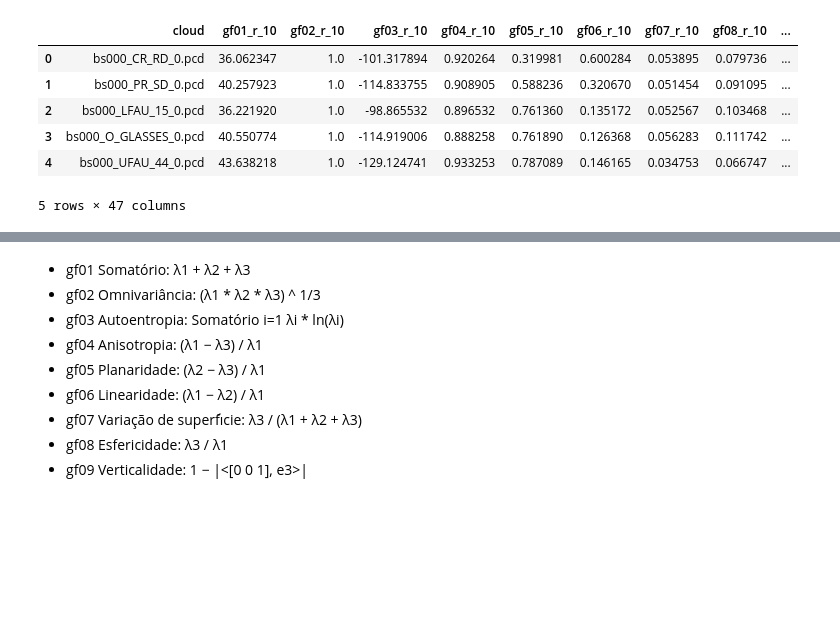
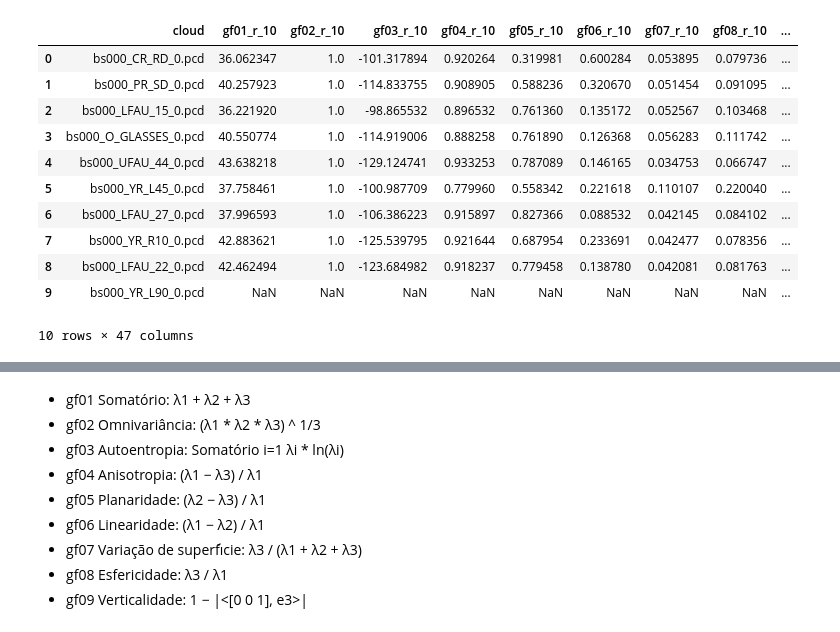
Before and after one commit to thalissonfelipe/landmarks, a Jupyter notebook: Análise das Features da Matriz de Covarariância (Raio).ipynb, the cells around one changed output, grey strips where cells are left out. Cells and saved outputs as stored; diff of their text form; code cells hidden in the pictures; blank space fills up the shorter version.

```diff
--- a/Análise das Features da Matriz de Covarariância (Raio).ipynb
+++ b/Análise das Features da Matriz de Covarariância (Raio).ipynb
@@ -6,14 +6,20 @@ import matplotlib.pyplot as plt
 
 plt.rcParams['figure.figsize'] = (16, 9)
 # %%
-df = pd.read_csv('anisotropy_radius.csv', index_col=0)
-df['expression'] = df['cloud'].apply(lambda x: x.split('_')[2])
-df.head()
+df_le = pd.read_csv('anisotropy_radius_left_eye.csv', index_col=0)
+df_re = pd.read_csv('anisotropy_radius_right_eye.csv', index_col=0)
-# %% [output]
-|  | cloud | gf01_r_10 | gf02_r_10 | gf03_r_10 | gf04_r_10 | gf05_r_10 | gf06_r_10 | gf07_r_10 | gf08_r_10 | ... |
-| 0 | bs000_CR_RD_0.pcd | 36.062347 | 1.0 | -101.317894 | 0.920264 | 0.319981 | 0.600284 | 0.053895 | 0.079736 | ... |
-| 1 | bs000_PR_SD_0.pcd | 40.257923 | 1.0 | -114.833755 | 0.908905 | 0.588236 | 0.320670 | 0.051454 | 0.091095 | ... |
-| 2 | bs000_LFAU_15_0.pcd | 36.221920 | 1.0 | -98.865532 | 0.896532 | 0.761360 | 0.135172 | 0.052567 | 0.103468 | ... |
-| 3 | bs000_O_GLASSES_0.pcd | 40.550774 | 1.0 | -114.919006 | 0.888258 | 0.761890 | 0.126368 | 0.056283 | 0.111742 | ... |
-| 4 | bs000_UFAU_44_0.pcd | 43.638218 | 1.0 | -129.124741 | 0.933253 | 0.787089 | 0.146165 | 0.034753 | 0.066747 | ... |
-5 rows × 47 columns
+# %%
+df_le.head(10)
+# %% [output]
+|  | cloud | gf01_r_10 | gf02_r_10 | gf03_r_10 | gf04_r_10 | gf05_r_10 | gf06_r_10 | gf07_r_10 | gf08_r_10 | ... |
+| 0 | bs000_CR_RD_0.pcd | 36.062347 | 1.0 | -101.317894 | 0.920264 | 0.319981 | 0.600284 | 0.053895 | 0.079736 | ... |
+| 1 | bs000_PR_SD_0.pcd | 40.257923 | 1.0 | -114.833755 | 0.908905 | 0.588236 | 0.320670 | 0.051454 | 0.091095 | ... |
+| 2 | bs000_LFAU_15_0.pcd | 36.221920 | 1.0 | -98.865532 | 0.896532 | 0.761360 | 0.135172 | 0.052567 | 0.103468 | ... |
+| 3 | bs000_O_GLASSES_0.pcd | 40.550774 | 1.0 | -114.919006 | 0.888258 | 0.761890 | 0.126368 | 0.056283 | 0.111742 | ... |
+| 4 | bs000_UFAU_44_0.pcd | 43.638218 | 1.0 | -129.124741 | 0.933253 | 0.787089 | 0.146165 | 0.034753 | 0.066747 | ... |
+| 5 | bs000_YR_L45_0.pcd | 37.758461 | 1.0 | -100.987709 | 0.779960 | 0.558342 | 0.221618 | 0.110107 | 0.220040 | ... |
+| 6 | bs000_LFAU_27_0.pcd | 37.996593 | 1.0 | -106.386223 | 0.915897 | 0.827366 | 0.088532 | 0.042145 | 0.084102 | ... |
+| 7 | bs000_YR_R10_0.pcd | 42.883621 | 1.0 | -125.539795 | 0.921644 | 0.687954 | 0.233691 | 0.042477 | 0.078356 | ... |
+| 8 | bs000_LFAU_22_0.pcd | 42.462494 | 1.0 | -123.684982 | 0.918237 | 0.779458 | 0.138780 | 0.042081 | 0.081763 | ... |
+| 9 | bs000_YR_L90_0.pcd | NaN | NaN | NaN | NaN | NaN | NaN | NaN | NaN | ... |
+10 rows × 47 columns
```
Also changed, not shown: parts of 14 cells of this notebook, 3 other files.
